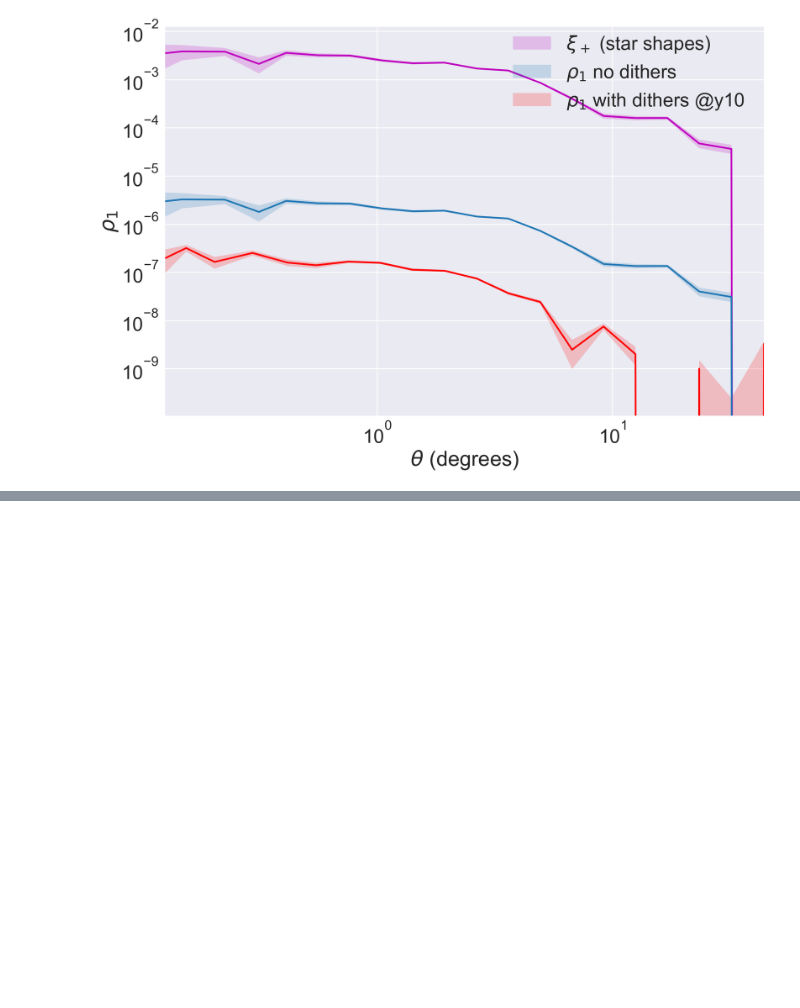
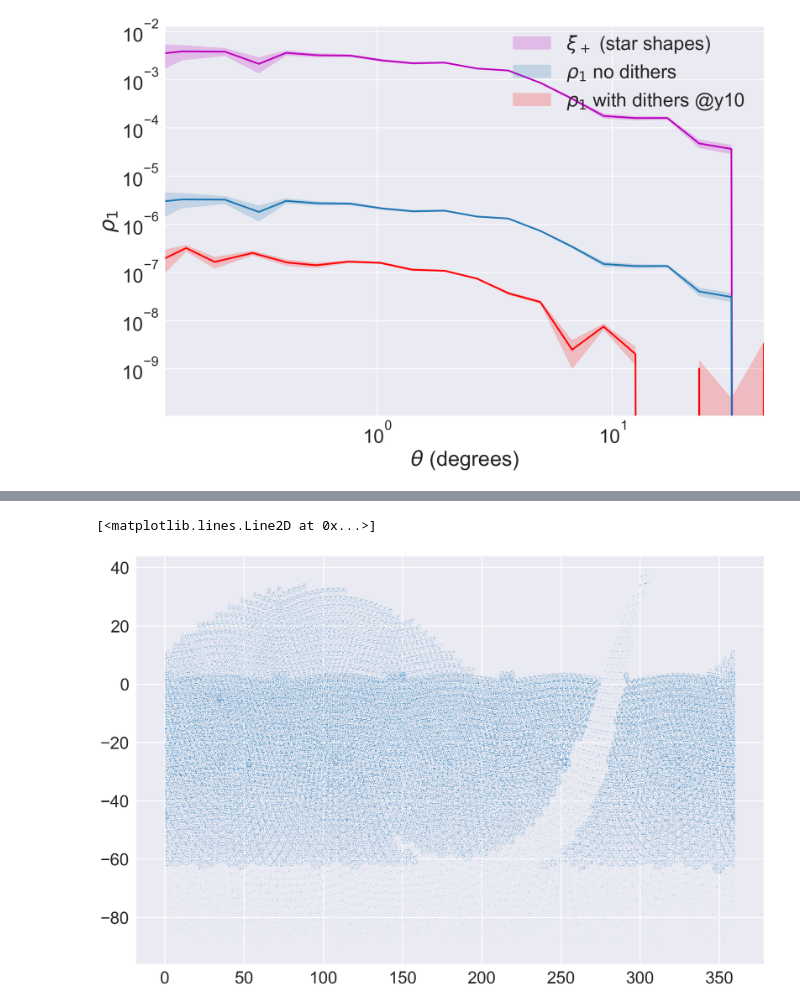
Before and after one commit to hsnee/lsstpsf, a Jupyter notebook: ModelErrors.ipynb, the cells around one changed output, grey strips where cells are left out. Saved outputs shown, nothing was run; the diff lists cells and outputs as text; code cells hidden in the pictures; blank space fills up the shorter version.

```diff
--- a/ModelErrors.ipynb
+++ b/ModelErrors.ipynb
@@ -624,0 +749,17 @@ array([1, 2, 3])
+# %%
+myBundles = {}
+nside = 128
+metric = metrics.CountMetric('expMJD')
+slicer0 = slicers.HealpixSlicer(lonCol='fieldRA', latCol='fieldDec', nside=nside)
+sqlconstraint = 'filter="r"'
+stackerList = [stackers.SpiralDitherFieldPerNightStacker(nCoils=7)]
+slicer3 = slicers.HealpixSlicer(lonCol='spiralDitherFieldPerNightRa', latCol='spiralDitherFieldPerNightDec', nside=nside)
+myBundles['spiral dither'] = metricBundles.MetricBundle(metric, slicer3, sqlconstraint,
+                                                       stackerList=stackerList, runName=runName,
+                                                       metadata='spiral dither')
+
+opsdb = db.OpsimDatabase('/Users/myhome/Downloads/minion_1016_sqlite.db')
+outDir = 'dither_test'
+resultsDb = db.ResultsDb(outDir=outDir)
+bgroup = metricBundles.MetricBundleGroup(myBundles, opsdb, outDir=outDir, resultsDb=resultsDb)
+bgroup.runAll()
@@ -624,0 +776,15 @@ array([1, 2, 3])
+# %%
+import os
+for b in bgroup.bundleDict.itervalues():
+    filename = os.path.join(outDir, b.fileRoot) + '.npz'
+    b.read(filename)
+pos = opsdb.fetchMetricData(('ditheredRA', 'ditheredDec'), sqlconstraint=sqlconstraint)
+pos = np.array(pos)
+if any(row[1] == x for row in pos):
+    posRA = zip(*pos)[1]
+if any(row[2] == x for row in pos):
+    posDec = zip(*pos)[2]
+pos = np.array((posRA,posDec))
+pos = pos.swapaxes(1,0)
+
+plt.plot(pos[:,0],pos[:,1])
@@ -624,0 +796,5 @@ array([1, 2, 3])
+# %%
+plt.plot(np.degrees(pos[:,0]),np.degrees(pos[:,1]),',')
+# %% [output]
+[<matplotlib.lines.Line2D at 0x...>]
+[figure, added]
```
Also changed, not shown: parts of 57 cells of this notebook.
